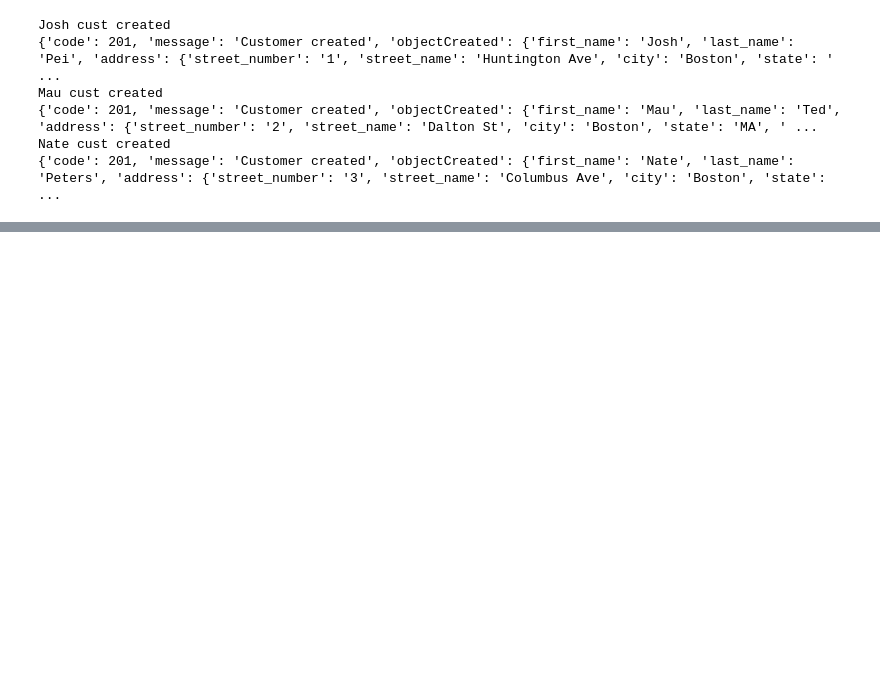
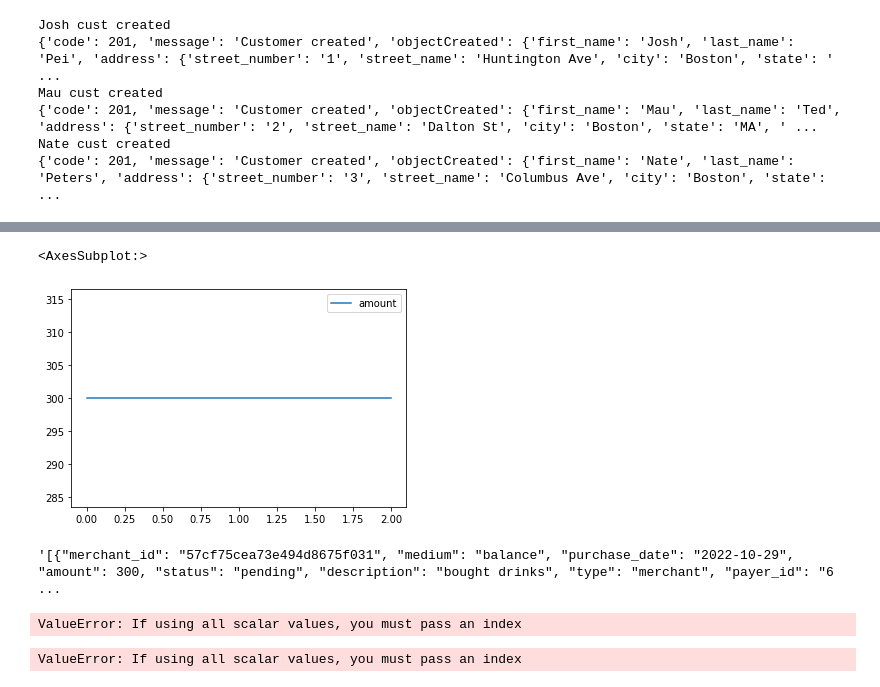
Before and after one commit to LinqingZ/financial_dashboard, a Jupyter notebook: findash_test.ipynb, the cells around one changed output, grey strips where cells are left out. Drawn from its saved outputs; the diff is of its cells as text; code cells hidden in the pictures; blank space fills up the shorter version.

```diff
--- a/findash_test.ipynb
+++ b/findash_test.ipynb
@@ -215,0 +360,18 @@ for i in josh_pur_details_list:
+# %%
+df.plot()
+# %% [output]
+<AxesSubplot:>
+[figure, added]
+# %%
+import json
+json.dumps(data)
+# %% [output]
+'[{"merchant_id": "57cf75cea73e494d8675f031", "medium": "balance", "purchase_date": "2022-10-29", "amount": 300, "status": "pending", "description": "bought drinks", "type": "merchant", "payer_id": "6 ...
+# %%
+df = pd.DataFrame(one_response["objectCreated"])
+# %% [output]
+ValueError: If using all scalar values, you must pass an index
+# %%
+pd.DataFrame.from_records(one_response["objectCreated"])
+# %% [output]
+ValueError: If using all scalar values, you must pass an index
```
Also changed, not shown: parts of 25 cells of this notebook.
